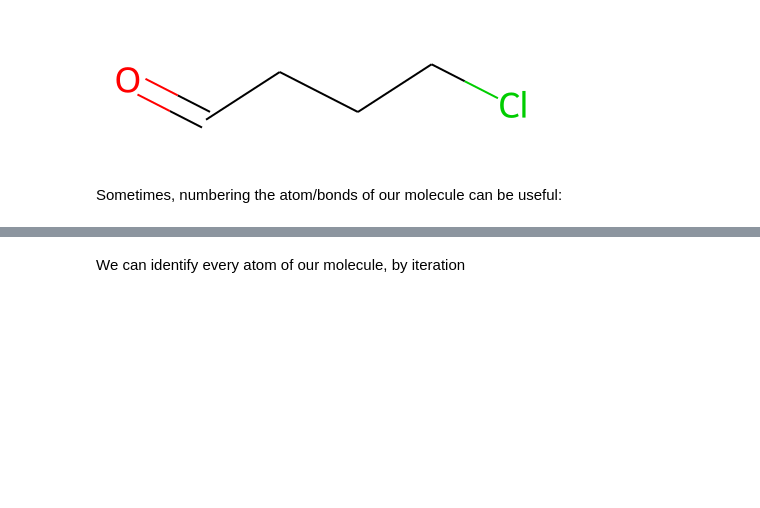
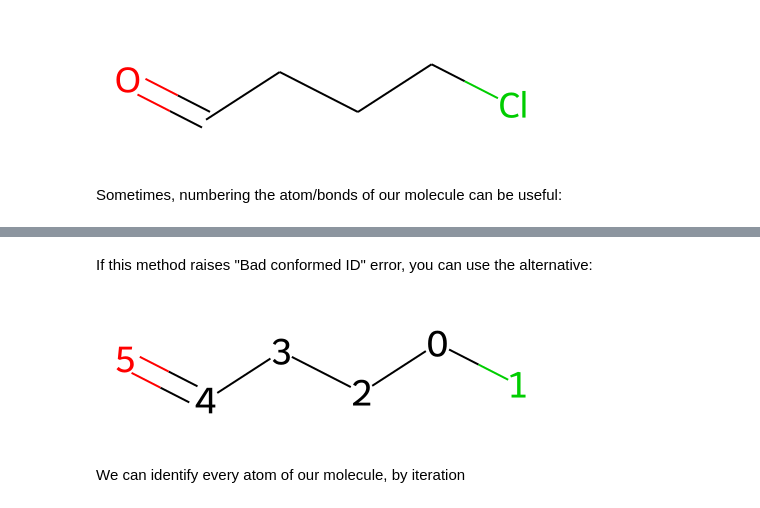
Before and after one commit to evaserranocandelas/course, a Jupyter notebook: COURSE_session_preprocess.ipynb, the cells around one changed output, grey strips where cells are left out. Cells and saved outputs as stored; diff of their text form; code cells hidden in the pictures; blank space fills up the shorter version.

```diff
--- a/COURSE_session_preprocess.ipynb
+++ b/COURSE_session_preprocess.ipynb
@@ -116,6 +116,16 @@ d2d.FinishDrawing()
 SVG(d2d.GetDrawingText())
 # %% [output]
 [drawing not drawn]
+# %% [markdown]
+If this method raises "Bad conformed ID" error, you can use the alternative:
+# %%
+for at in mol.GetAtoms():
+    lbl = '%s'%(at.GetIdx())
+    at.SetProp('atomLabel',lbl)
+
+mol
+# %% [output]
+[figure, added]
 # %% [markdown]
 We can identify every atom of our molecule, by iteration
 # %%
```
Also changed, not shown: parts of 2 cells of this notebook.
